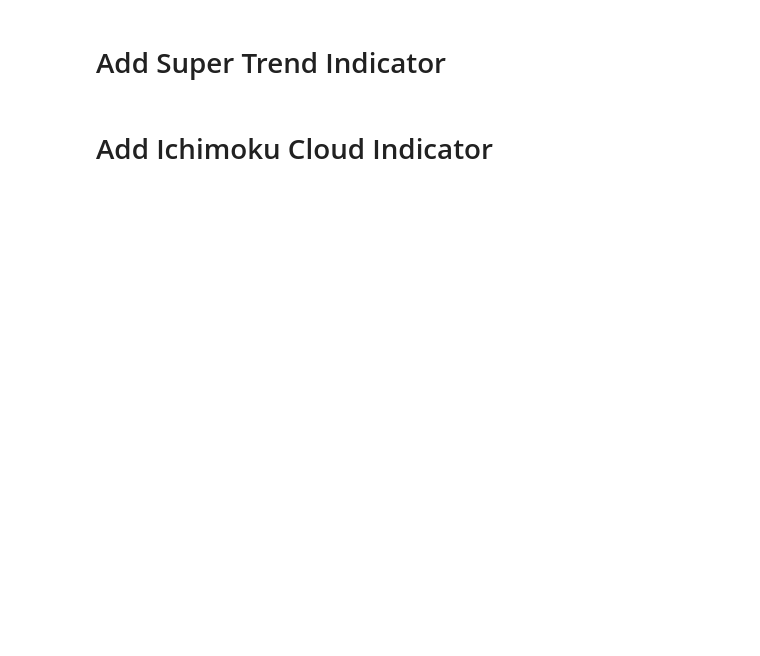
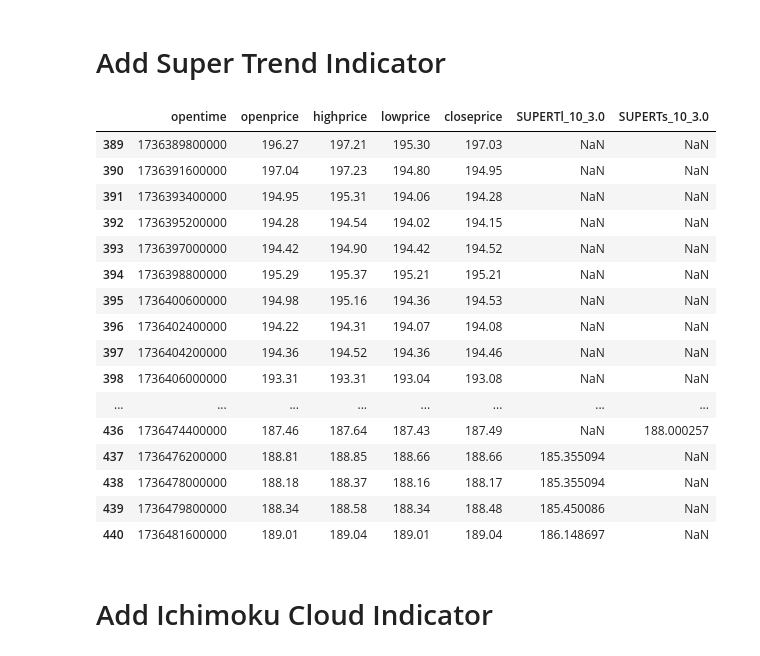
Before and after one commit to rheza-bitwyre/local-share-2, a Jupyter notebook: 03X_ST_IC/02_prod/live_test_binance.ipynb, the cells around one changed output. Saved outputs shown, nothing was run; the diff lists cells and outputs as text; code cells hidden in the pictures; blank space fills up the shorter version.

```diff
--- a/03X_ST_IC/02_prod/live_test_binance.ipynb
+++ b/03X_ST_IC/02_prod/live_test_binance.ipynb
@@ -85,3 +85,27 @@ def binance_recursive_fetch_2(coins, interval, starttime, endtime=None, data_typ
         call_dict.update({coin: call})
 
     return {'data': data_list, 'call': call_dict}
+# %%
+# Fetch the next data (increment by 1800000 ms, or 30 minutes)
+data = binance_recursive_fetch_2(
+    ['SOL'],
+    '30m',
+    starttime=int(1736481600000 - 1800000),
+    endtime=int(1736481600000),
+    data_type='futures'  # Fetch futures/sport
+)
+
+# # Define the column names for the DataFrame based on the Binance API response structure
+# columns = ['coin', 'opentime', 'openprice', 'highprice', 'lowprice', 'closeprice', 'volume', 'closetime',
+#             'quotevolume', 'trades', 'taker_buy_volume', 'taker_buy_quote', 'unused']
+
+# # Convert the list of data into a DataFrame
+# new_data = pd.DataFrame(data['data'], columns=columns)
+
+# # Drop unnecessary columns
+# new_data.drop(columns=['coin', 'volume', 'closetime', 'quotevolume', 'trades', 'taker_buy_volume', 'taker_buy_quote', 'unused'], inplace=True)
+
+# # Convert columns 1-4 (openprice, highprice, lowprice, closeprice) to float
+# new_data[['openprice', 'highprice', 'lowprice', 'closeprice']] = new_data[['openprice', 'highprice', 'lowprice', 'closeprice']].apply(pd.to_numeric, errors='coerce')
+
+# new_data
@@ -287,7 +325,25 @@ def calculate_supertrend(df, high_col='highprice', low_col='lowprice', close_col
 # %%
 # Example usage
 df_st = calculate_supertrend(df_sliced, length=10, multiplier=3.0)
-# df_st
+df_st
+# %% [output]
+|  | opentime | openprice | highprice | lowprice | closeprice | SUPERTl_10_3.0 | SUPERTs_10_3.0 |
+| 389 | 1736389800000 | 196.27 | 197.21 | 195.30 | 197.03 | NaN | NaN |
+| 390 | 1736391600000 | 197.04 | 197.23 | 194.80 | 194.95 | NaN | NaN |
+| 391 | 1736393400000 | 194.95 | 195.31 | 194.06 | 194.28 | NaN | NaN |
+| 392 | 1736395200000 | 194.28 | 194.54 | 194.02 | 194.15 | NaN | NaN |
+| 393 | 1736397000000 | 194.42 | 194.90 | 194.42 | 194.52 | NaN | NaN |
+| 394 | 1736398800000 | 195.29 | 195.37 | 195.21 | 195.21 | NaN | NaN |
+| 395 | 1736400600000 | 194.98 | 195.16 | 194.36 | 194.53 | NaN | NaN |
+| 396 | 1736402400000 | 194.22 | 194.31 | 194.07 | 194.08 | NaN | NaN |
+| 397 | 1736404200000 | 194.36 | 194.52 | 194.36 | 194.46 | NaN | NaN |
+| 398 | 1736406000000 | 193.31 | 193.31 | 193.04 | 193.08 | NaN | NaN |
+| ... | ... | ... | ... | ... | ... | ... | ... |
+| 436 | 1736474400000 | 187.46 | 187.64 | 187.43 | 187.49 | NaN | 188.000257 |
+| 437 | 1736476200000 | 188.81 | 188.85 | 188.66 | 188.66 | 185.355094 | NaN |
+| 438 | 1736478000000 | 188.18 | 188.37 | 188.16 | 188.17 | 185.355094 | NaN |
+| 439 | 1736479800000 | 188.34 | 188.58 | 188.34 | 188.48 | 185.450086 | NaN |
+| 440 | 1736481600000 | 189.01 | 189.04 | 189.01 | 189.04 | 186.148697 | NaN |
 # %% [markdown]
 # Add Ichimoku Cloud Indicator
 # %%
```
Also changed, not shown: parts of 5 cells of this notebook, 5 other files.
